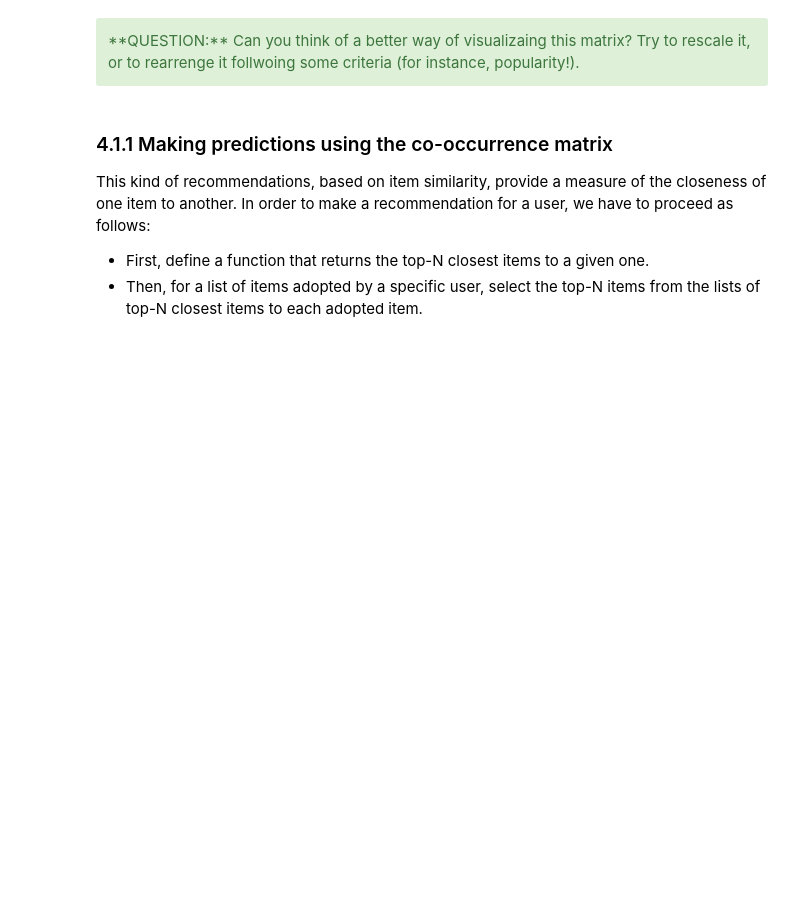
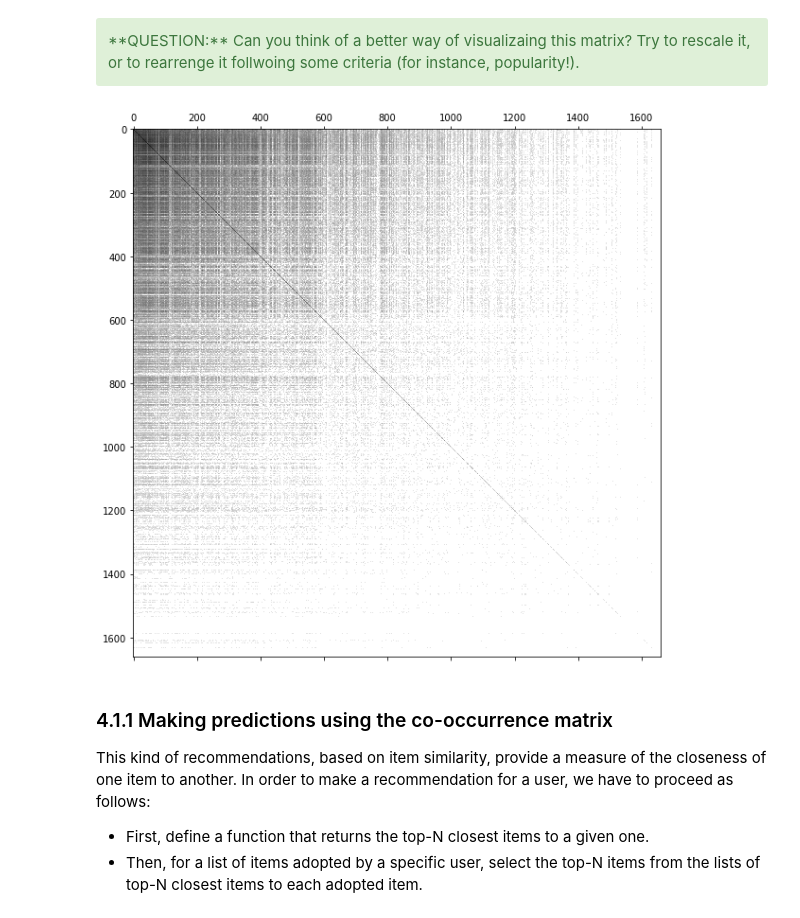
Before and after one commit to toniet/ClasesMaster, a Jupyter notebook: RecommenderSystems/RecSys_student_version.ipynb, the cells around one changed output. Drawn from its saved outputs; the diff is of its cells as text; code cells hidden in the pictures; blank space fills up the shorter version.

```diff
--- a/RecommenderSystems/RecSys_student_version.ipynb
+++ b/RecommenderSystems/RecSys_student_version.ipynb
@@ -146,0 +500,15 @@ Movies can be ranked according to different popularity metrics:
+# %%
+# Return a numpy array of [id, title, frequency]
+
+# numpy requires knowledge of the data types. Since we have ids (integers) and titles (strings),
+# we will use a "parent" data type, np.object
+mostRatedMovies = np.zeros(shape=(mostRatedSorted.shape[0], 3),
+                          dtype = np.object)
+
+for i, index in enumerate(mostRatedSorted.index):
+    id_ = index
+    freq_ = mostRatedSorted[id_]
+    title_ =  unique_item_dict[id_]
+    mostRatedMovies[i] = [id_, title_, freq_]
+
+mostRatedMovies[:10, 1:]
@@ -436,6 +1097,16 @@ The idea is to recommend movies similar to the movies already seen by a user. A
 <div class="alert alert-success">
 **QUESTION:** Can you think of a better way of visualizaing this matrix? Try to rescale it, or to rearrenge it follwoing some criteria (for instance, popularity!).
 </div>
+# %%
+popular_indexing = mostRatedMovies[:,0].astype(np.int)
+coMatrix_sorted = coMatrix[:, popular_indexing]
+coMatrix_sorted_total = coMatrix_sorted[popular_indexing, :]
+log_scale = np.log(coMatrix_sorted_total + 1.0) #para ver mejor, escalar ejemplo de 1000 y 3, pasa de 3 a 1, el +1 es por el log de 0 error
+plt.matshow(log_scale, fignum=1000, cmap=plt.cm.binary)
+plt.gcf().set_size_inches(10,10)
+plt.show()
+# %% [output]
+[figure, added]
 # %% [markdown]
 ### 4.1.1 Making predictions using the co-occurrence matrix
 
```
Also changed, not shown: parts of 147 cells of this notebook.
